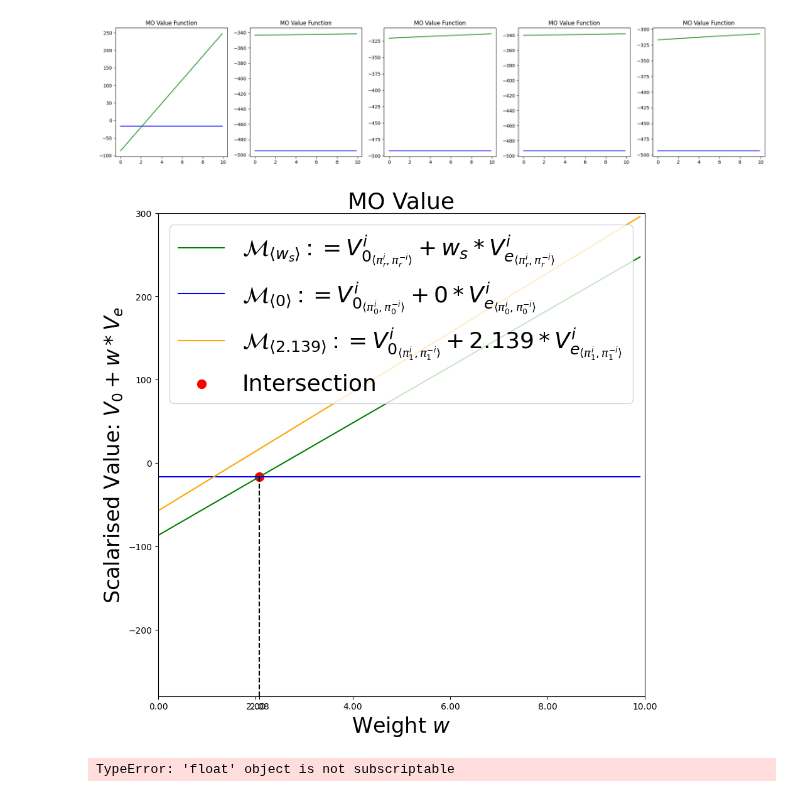
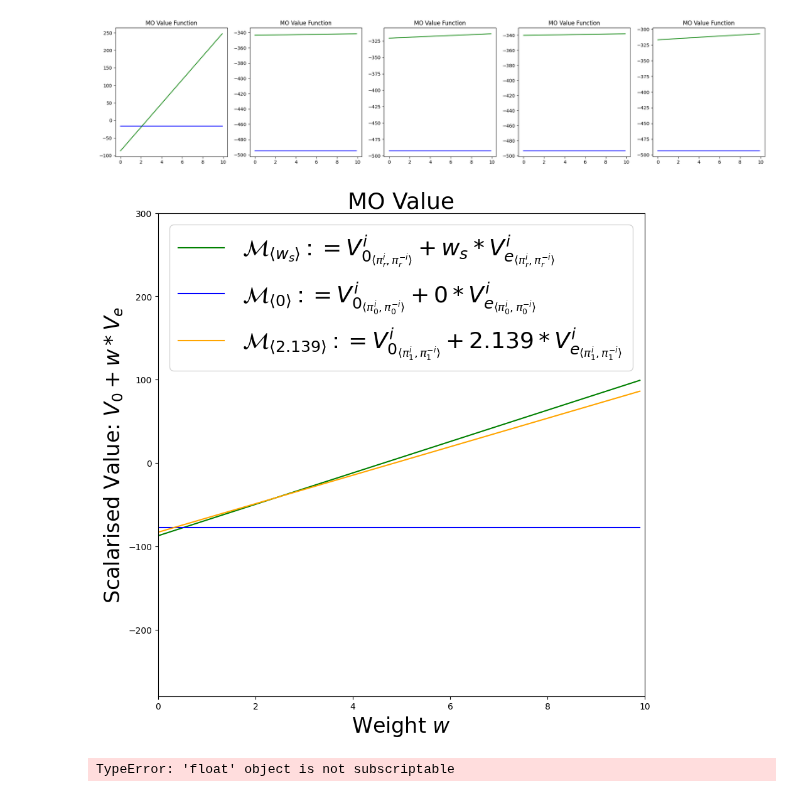
Before and after one commit to maymac00/MAEGG_IPPO, a Jupyter notebook: wes.ipynb, the cells around one changed output. Drawn from its saved outputs; the diff is of its cells as text; code cells hidden in the pictures.

```diff
--- a/wes.ipynb
+++ b/wes.ipynb
@@ -214,10 +214,10 @@ import matplotlib.pyplot as plt
 import  matplotlib
 #matplotlib.use("TkAgg")
 
-ref = pd.read_csv(path + folder(1, 0.2, 10)*2  + "/mo_rewards.csv").to_numpy().reshape(-1, 500, 5, 2).mean(axis=1)[0]
+ref = pd.read_csv(path + folder(10, 0.4, 10)*2  + "/mo_rewards.csv").to_numpy().reshape(-1, 500, 5, 2).mean(axis=1)[0]
 middle = np.array([[-118.304,37.1658],[-355.03,0.],[-383.326,0.46],[-385.756,0.8764],[-4.16686e+02,2.01600e-01]])
 #pd.read_csv(path + folder(1, 0.2, 2.139)*2  + "/mo_rewards.csv").to_numpy().reshape(-1, 500, 5, 2).mean(axis=1)[0]
-unet = pd.read_csv(path + folder(0, 0.2, 0)*2  + "/mo_rewards.csv").to_numpy().reshape(-1, 500, 5, 2).mean(axis=1)[0]
+unet = pd.read_csv(path + folder(0, 0.4, 0)*2  + "/mo_rewards.csv").to_numpy().reshape(-1, 500, 5, 2).mean(axis=1)[0]
 unet[:,  1] = 0
 
 
@@ -227,49 +227,54 @@ db10we2_674 = np.array([[ 39.3596,-96.708 ],[   0.6258,-351.844 ],[   0.4536,-36
 db1we2_139 = np.array([[ 35.6776,-57.398 ],[ 5.60000e-02,-3.46056e+02],[ 2.45000e-01,-3.06624e+02],[   1.484,-252.14 ],[ 2.4220e-01,-3.2771e+02]])
 
 # eff 0.4
-db10we1_98 = np.array([])
+db10we1_98 = np.array([[ 18.9392, -75.996 ],[ 17.0982,-83.134 ],[   0.469,-221.244],[ 6.02000e-02,-2.61968e+02],[   0.4746,-203.896 ]])
 
 # eff 0.6
 db10we6_472 = np.array([[  11.249,-103.22 ],[   8.4686,-120.848 ],[  10.8248,-105.646 ],[ 5.18000e-02,-2.32188e+02],[ 1.6940e-01,-2.2364e+02]])
 
-middle = db1we2_139
+# eff 0.8
+db10we6_678 = np.array([[   5.25,-134.504],[   5.9878,-128.682 ],[   6.7648,-121.366 ],[6.9384, -121.276 ],[ 4.06000e-02,-2.22784e+02]])
+
+middle = db10we1_98
 middle = np.vstack([middle[:,1], middle[:,0]]).T
 plt.figure(figsize=(10, 10))
+
 ag = 0
+
 step = 0.1
 # for ag in mo_value_w10:
 max_weight = 10
 
 x = np.arange(0, max_weight, step)
 w = np.array([np.ones(int(max_weight/step)), np.arange(0, max_weight, step)])
 
 plt.title("MO Value", fontsize=26)
 plt.xlim(0, max_weight)
 plt.ylim(-280, 300)
 plt.plot(x, np.dot(ref[ag], w), c="green", label="$\mathcal{M}_{\langle w_s \\rangle} := V^i_{0_{\langle \pi^i_r, \pi^{-i}_r \\rangle}} + w_s * V^i_{e_{\langle \pi^i_r, \pi^{-i}_r \\rangle}}$ ")
 plt.plot(x, np.dot(unet[ag], w), c="blue", label="$\mathcal{M}_{\langle 0 \\rangle} := V^i_{0_{\langle \pi^i_0, \pi^{-i}_0 \\rangle}} + 0 * V^i_{e_{\langle \pi^i_0, \pi^{-i}_0 \\rangle}}$")
 
 plt.xlabel("Weight $w$", fontsize=24)
 plt.ylabel("Scalarised Value: $V_0 + w * V_e$", fontsize=24)
 if middle is not None:
     plt.plot(x, np.dot(middle[ag], w), c="orange", label="$\mathcal{M}_{\langle 2.139 \\rangle} := V^i_{0_{\langle \pi^i_1, \pi^{-i}_1 \\rangle}} + 2.139 * V^i_{e_{\langle \pi^i_1, \pi^{-i}_1 \\rangle}}$ ")
 
 # Print intersecctions
-inter = get_intersection(unet[ag, 0], unet[ag, 1], ref[ag, 0], ref[ag, 1], max_weight=max_weight)
-inter = [1, inter[0]]
+#inter = get_intersection(unet[ag, 0], unet[ag, 1], ref[ag, 0], ref[ag, 1], max_weight=max_weight)
+#inter = [1, inter[0]]
 
 # Plot a red dot on intersection
-plt.scatter(inter[1], np.dot(ref[ag], inter), c="red", s=100, label="Intersection")
+#plt.scatter(inter[1], np.dot(ref[ag], inter), c="red", s=100, label="Intersection")
 
 # Plot a black dashed line from the intersection to the x axis
-plt.plot([inter[1], inter[1]], [np.dot(ref[ag], inter), -300], c="black", linestyle="--")
+#plt.plot([inter[1], inter[1]], [np.dot(ref[ag], inter), -300], c="black", linestyle="--")
 
 # add intersection to x ticks
-plt.xticks(list(plt.xticks()[0]) + [inter[1]])
+#plt.xticks(list(plt.xticks()[0]) + [inter[1]])
 plt.legend(fontsize=26, loc="upper left")
 plt.show()
 # %% [output]
-[figure, old version]
+[figure, new version]
 # %%
 get_intersection(-180, 30, -100, 0)
 # %% [output]
```
